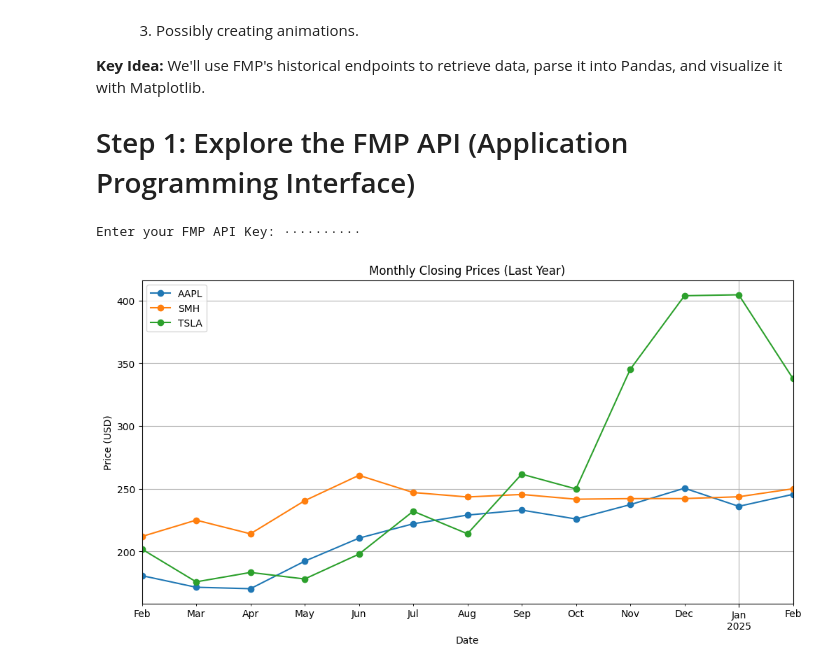
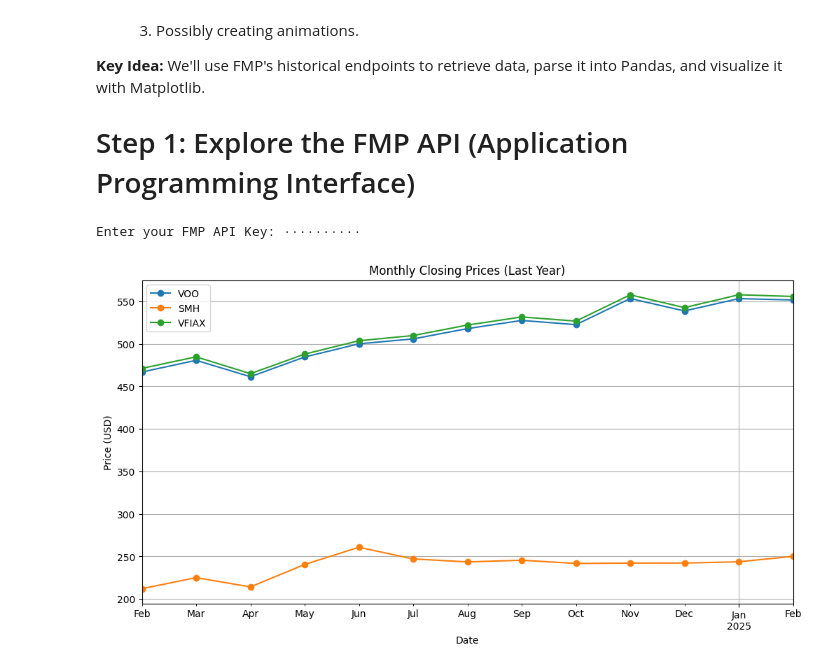
Before and after one commit to AntonioWh1te/The-Journey, a Jupyter notebook: Phase_2_1_Financial_Modeling_Prep_(FMP)_Introduction.ipynb, the cells around one changed output. Cells and saved outputs as stored; diff of their text form; code cells hidden in the pictures.

```diff
--- a/Phase_2_1_Financial_Modeling_Prep_(FMP)_Introduction.ipynb
+++ b/Phase_2_1_Financial_Modeling_Prep_(FMP)_Introduction.ipynb
@@ -148,36 +148,36 @@ Putting it all together:
 6) Plot
 """
 
-tickers = ["AAPL", "SMH", "TSLA"]
+tickers = ["VOO", "SMH", "VFIAX"]
 combined_df = pd.DataFrame()
 
 for t in tickers:
     # 1) Fetch daily data
     df_daily = fetch_stock_data(t, api_key, frequency='daily')
 
     # 2) Filter to last year
     one_year_ago = pd.Timestamp.today() - pd.Timedelta(days=365)
     df_daily = df_daily.loc[df_daily.index >= one_year_ago]
 
     # 3) Resample to monthly (last day of each month)
     df_monthly = resample_data(df_daily, freq='M', agg='last')
 
     # 4) Rename 'close' column to ticker name
     df_monthly.rename(columns={'close': t}, inplace=True)
 
     # 5) Combine into one DataFrame
     if combined_df.empty:
         combined_df = df_monthly
     else:
         combined_df = combined_df.join(df_monthly, how='outer')
 
 # 6) Plot
 combined_df.plot(figsize=(12, 6), marker='o')  # Using marker='o' for data points
 plt.title("Monthly Closing Prices (Last Year)")
 plt.xlabel("Date")
 plt.ylabel("Price (USD)")
 plt.grid(True)  # Turns on the grid lines on the plot
 plt.show()
 # %% [output]
 Enter your FMP API Key: ··········
-[figure, old version]
+[figure, new version]
```
